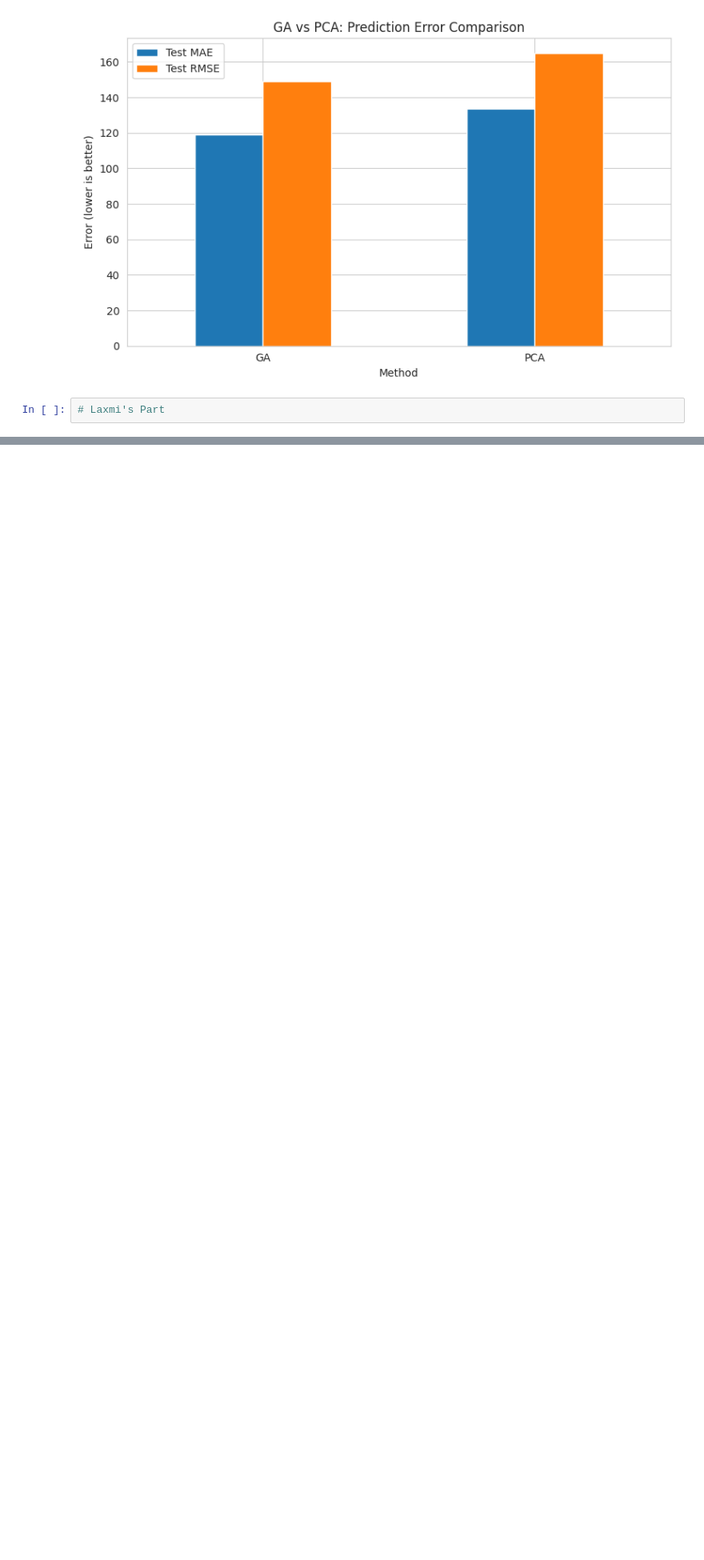
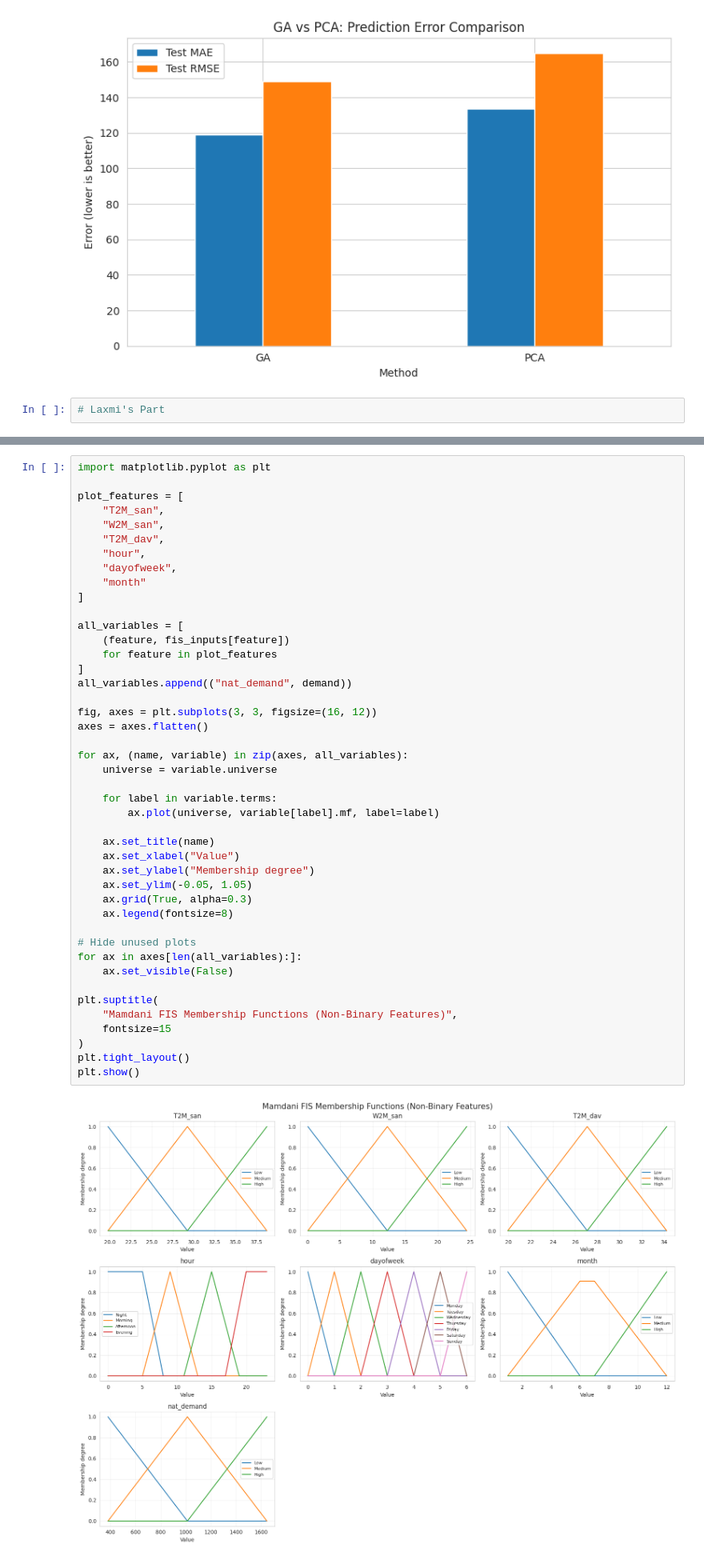
Before and after one commit to Handdyy11/Electricity_load_forecasting, a Jupyter notebook: Electricity_forcasting.ipynb, the cells around one changed output, grey strips where cells are left out. Shown at 80% size. Saved outputs shown, nothing was run; the diff lists cells and outputs as text; blank space fills up the shorter version.

```diff
--- a/Electricity_forcasting.ipynb
+++ b/Electricity_forcasting.ipynb
@@ -2026,0 +1659,46 @@ print(df.loc[start_index:end_index, ["datetime", "nat_demand"]])
+# %%
+import matplotlib.pyplot as plt
+
+plot_features = [
+    "T2M_san",
+    "W2M_san",
+    "T2M_dav",
+    "hour",
+    "dayofweek",
+    "month"
+]
+
+all_variables = [
+    (feature, fis_inputs[feature])
+    for feature in plot_features
+]
+all_variables.append(("nat_demand", demand))
+
+fig, axes = plt.subplots(3, 3, figsize=(16, 12))
+axes = axes.flatten()
+
+for ax, (name, variable) in zip(axes, all_variables):
+    universe = variable.universe
+
+    for label in variable.terms:
+        ax.plot(universe, variable[label].mf, label=label)
+
+    ax.set_title(name)
+    ax.set_xlabel("Value")
+    ax.set_ylabel("Membership degree")
+    ax.set_ylim(-0.05, 1.05)
+    ax.grid(True, alpha=0.3)
+    ax.legend(fontsize=8)
+
+# Hide unused plots
+for ax in axes[len(all_variables):]:
+    ax.set_visible(False)
+
+plt.suptitle(
+    "Mamdani FIS Membership Functions (Non-Binary Features)",
+    fontsize=15
+)
+plt.tight_layout()
+plt.show()
+# %% [output]
+[figure, added]
```
Also changed, not shown: parts of 18 cells of this notebook.
